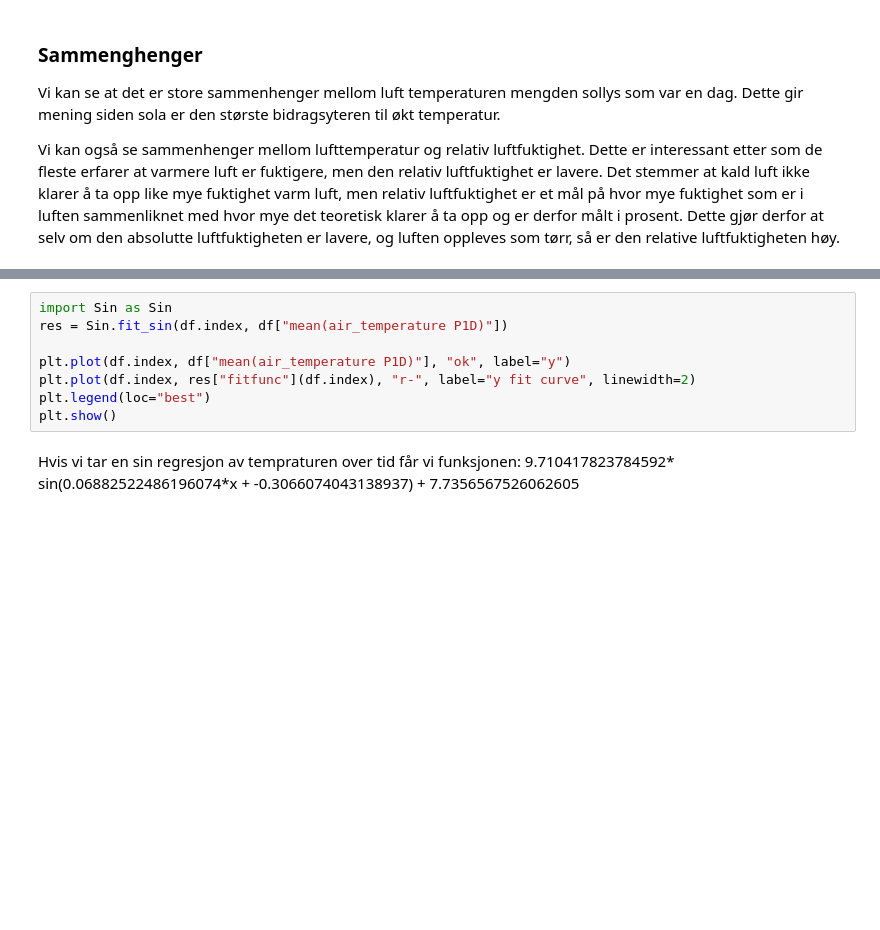
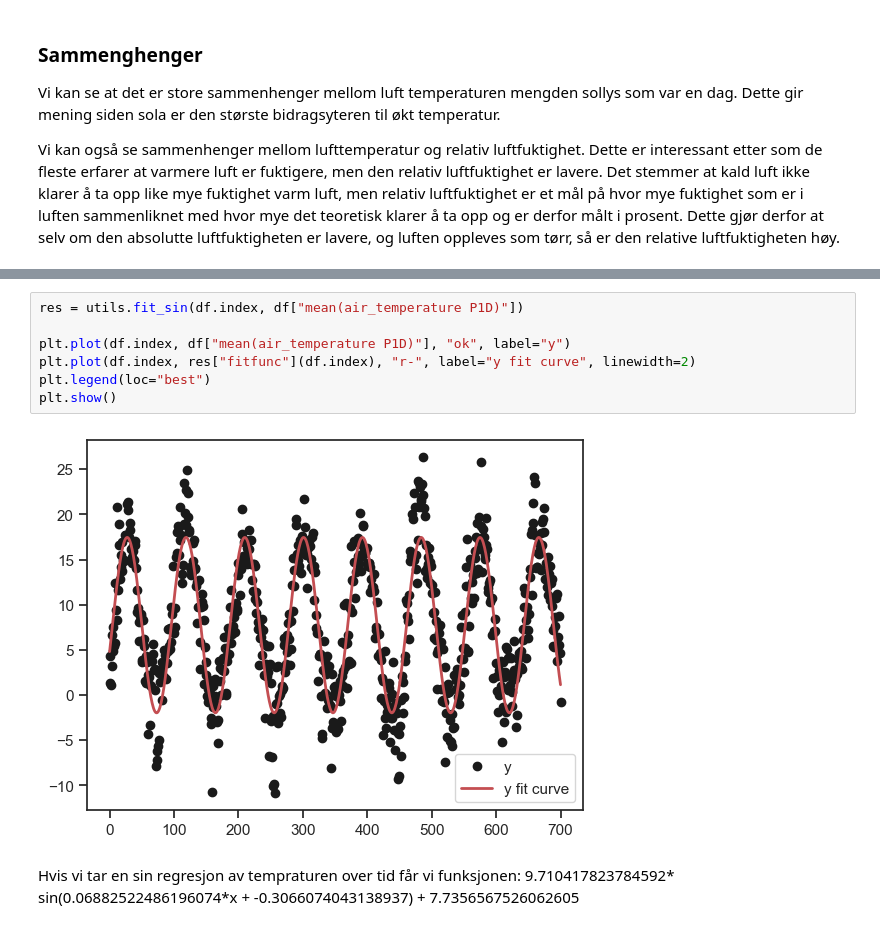
Before and after one commit to Vorckea/ProgPro1, a Jupyter notebook: ProgPro.ipynb, the cells around one changed output, grey strips where cells are left out. Drawn from its saved outputs; the diff is of its cells as text; blank space fills up the shorter version.

```diff
--- a/ProgPro.ipynb
+++ b/ProgPro.ipynb
@@ -124,10 +168,11 @@ sns.lmplot(data=df, y='mean(air_temperature P1D)', x='mean(relative_humidity P1D
 # %%
-import Sin as Sin
-res = Sin.fit_sin(df.index, df["mean(air_temperature P1D)"])
+res = utils.fit_sin(df.index, df["mean(air_temperature P1D)"])
 
 plt.plot(df.index, df["mean(air_temperature P1D)"], "ok", label="y")
 plt.plot(df.index, res["fitfunc"](df.index), "r-", label="y fit curve", linewidth=2)
 plt.legend(loc="best")
 plt.show()
+# %% [output]
+[figure, added]
 # %% [markdown]
 Hvis vi tar en sin regresjon av tempraturen over tid får vi funksjonen: 9.710417823784592* sin(0.06882522486196074*x + -0.3066074043138937) + 7.7356567526062605
```
Also changed, not shown: parts of 6 cells of this notebook, 5 other files.
